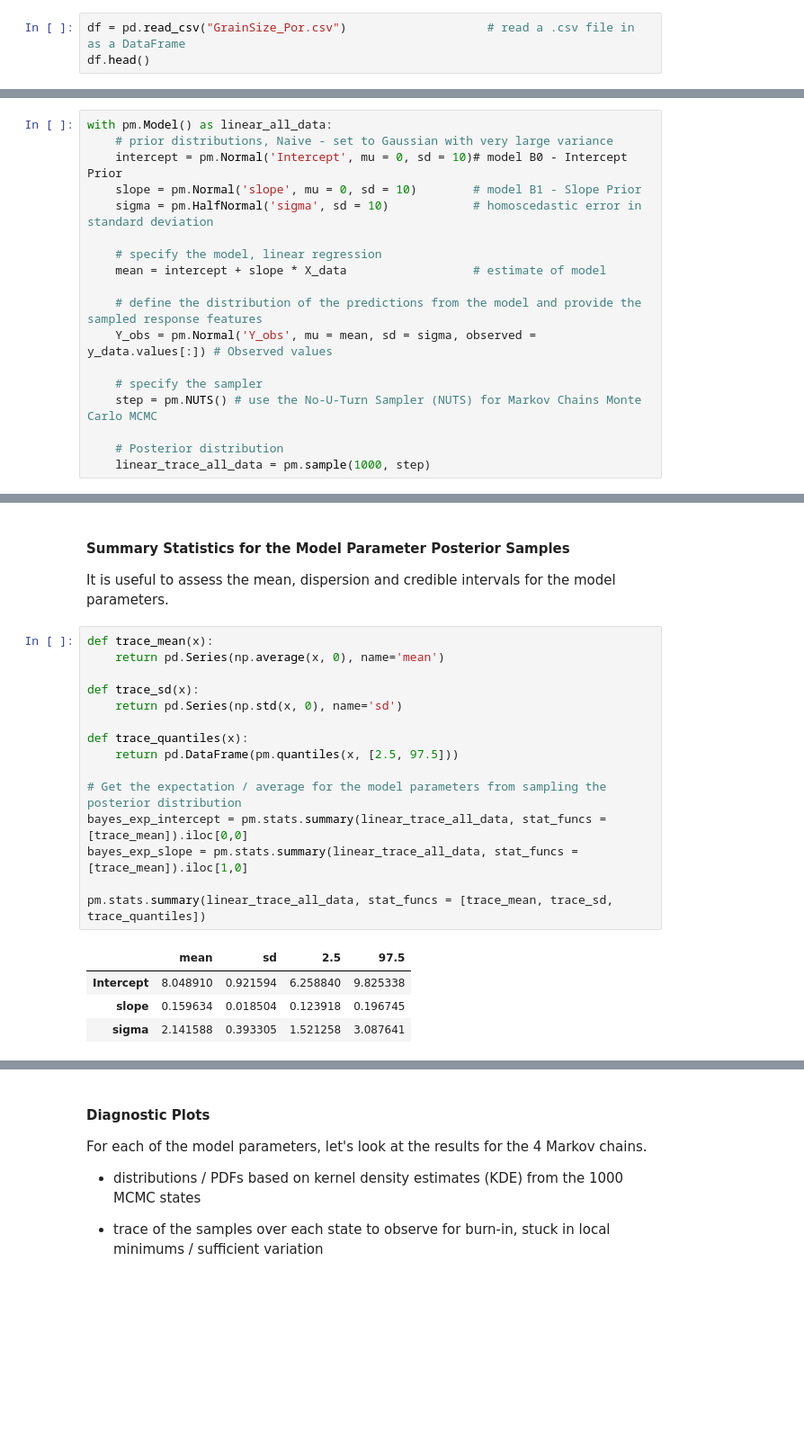
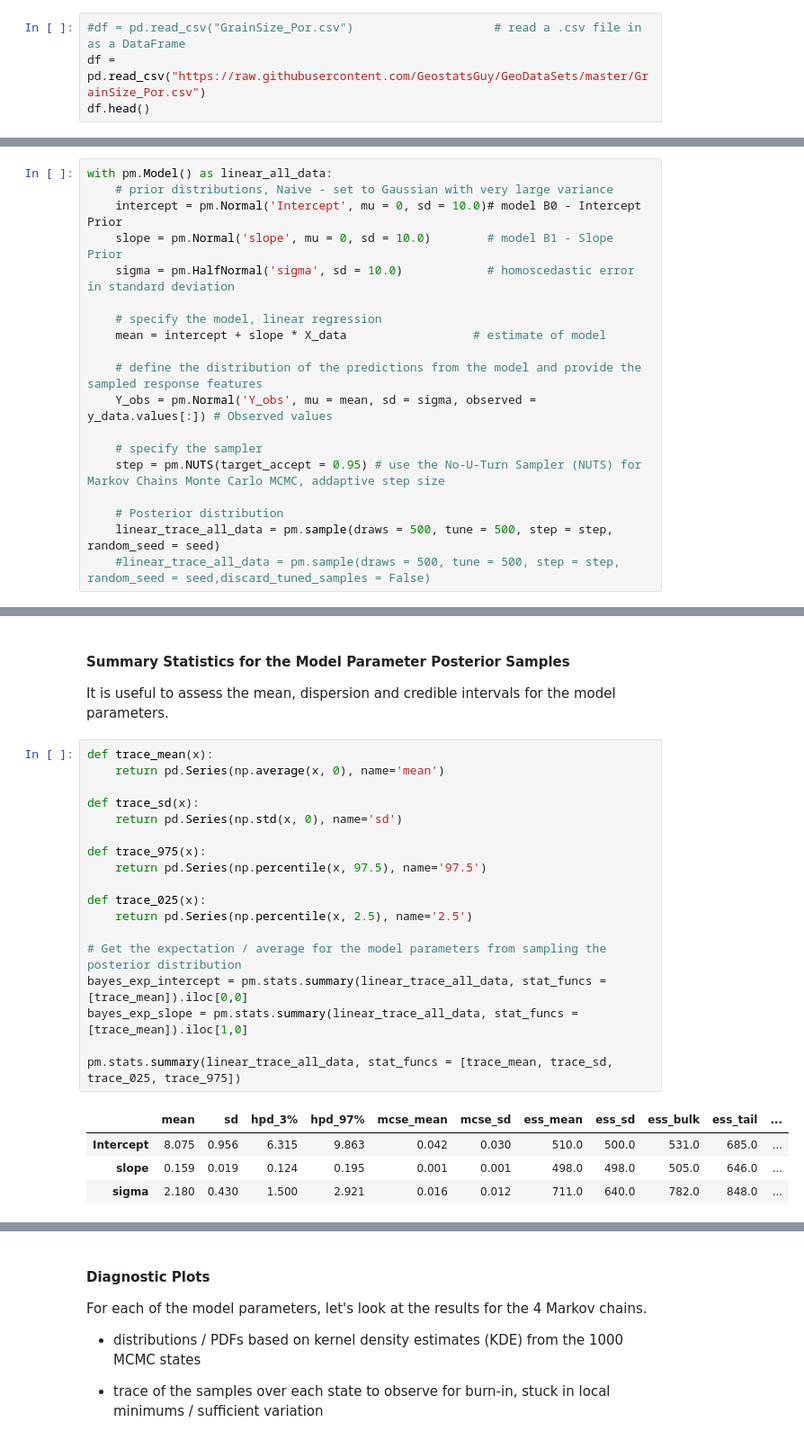
Before and after one commit to GeostatsGuy/PythonNumericalDemos, a Jupyter notebook: SubsurfaceDataAnalytics_BayesianRegression.ipynb, the cells around one changed output, grey strips where cells are left out. Shown at 90% size. Saved outputs shown, nothing was run; the diff lists cells and outputs as text; blank space fills up the shorter version.

```diff
--- a/SubsurfaceDataAnalytics_BayesianRegression.ipynb
+++ b/SubsurfaceDataAnalytics_BayesianRegression.ipynb
@@ -103,7 +100,8 @@ os.chdir("d:\PGE383")                                       # set the working di
 
 Let's load the provided dataset. 'GrainSize_por.csv' is available at https://github.com/GeostatsGuy/GeoDataSets. It is a comma delimited file with 20 grain size ($mm$) and porosity (as a percentage) measures from the subsurface. We load the data file with the pandas 'read_csv' function into a data frame we called 'df'.  We preview each with the head function from Pandas DataFrames.
 # %%
-df = pd.read_csv("GrainSize_Por.csv")                    # read a .csv file in as a DataFrame
+#df = pd.read_csv("GrainSize_Por.csv")                    # read a .csv file in as a DataFrame
+df = pd.read_csv("https://raw.githubusercontent.com/GeostatsGuy/GeoDataSets/master/GrainSize_Por.csv")
 df.head()
 # %% [output]
 |  | Grainsize | Porosity |
@@ -178,9 +179,9 @@ Note the default MCMC method in pymc3 is the Hamiltonian Monte Carlo (HMC).
 # %%
 with pm.Model() as linear_all_data:
     # prior distributions, Naive - set to Gaussian with very large variance
-    intercept = pm.Normal('Intercept', mu = 0, sd = 10)# model B0 - Intercept Prior
-    slope = pm.Normal('slope', mu = 0, sd = 10)        # model B1 - Slope Prior
-    sigma = pm.HalfNormal('sigma', sd = 10)            # homoscedastic error in standard deviation
+    intercept = pm.Normal('Intercept', mu = 0, sd = 10.0)# model B0 - Intercept Prior
+    slope = pm.Normal('slope', mu = 0, sd = 10.0)        # model B1 - Slope Prior
+    sigma = pm.HalfNormal('sigma', sd = 10.0)            # homoscedastic error in standard deviation
 
     # specify the model, linear regression
     mean = intercept + slope * X_data                  # estimate of model
@@ -189,10 +190,11 @@ with pm.Model() as linear_all_data:
     Y_obs = pm.Normal('Y_obs', mu = mean, sd = sigma, observed = y_data.values[:]) # Observed values
 
     # specify the sampler
-    step = pm.NUTS() # use the No-U-Turn Sampler (NUTS) for Markov Chains Monte Carlo MCMC
+    step = pm.NUTS(target_accept = 0.95) # use the No-U-Turn Sampler (NUTS) for Markov Chains Monte Carlo MCMC, addaptive step size
 
     # Posterior distribution
-    linear_trace_all_data = pm.sample(1000, step)
+    linear_trace_all_data = pm.sample(draws = 500, tune = 500, step = step, random_seed = seed)
+    #linear_trace_all_data = pm.sample(draws = 500, tune = 500, step = step, random_seed = seed,discard_tuned_samples = False)
 # %% [output]
 Multiprocess sampling (4 chains in 4 jobs)
 NUTS: [sigma, slope, Intercept]
@@ -205,20 +205,23 @@ It is useful to assess the mean, dispersion and credible intervals for the model
 # %%
 def trace_mean(x):
     return pd.Series(np.average(x, 0), name='mean')
 
 def trace_sd(x):
     return pd.Series(np.std(x, 0), name='sd')
 
-def trace_quantiles(x):
-    return pd.DataFrame(pm.quantiles(x, [2.5, 97.5]))
+def trace_975(x):
+    return pd.Series(np.percentile(x, 97.5), name='97.5')
+
+def trace_025(x):
+    return pd.Series(np.percentile(x, 2.5), name='2.5')
 
 # Get the expectation / average for the model parameters from sampling the posterior distribution
 bayes_exp_intercept = pm.stats.summary(linear_trace_all_data, stat_funcs = [trace_mean]).iloc[0,0]
 bayes_exp_slope = pm.stats.summary(linear_trace_all_data, stat_funcs = [trace_mean]).iloc[1,0]
 
-pm.stats.summary(linear_trace_all_data, stat_funcs = [trace_mean, trace_sd, trace_quantiles])
+pm.stats.summary(linear_trace_all_data, stat_funcs = [trace_mean, trace_sd, trace_025, trace_975])
 # %% [output]
-|  | mean | sd | 2.5 | 97.5 |
-| Intercept | 8.048910 | 0.921594 | 6.258840 | 9.825338 |
-| slope | 0.159634 | 0.018504 | 0.123918 | 0.196745 |
-| sigma | 2.141588 | 0.393305 | 1.521258 | 3.087641 |
+|  | mean | sd | hpd_3% | hpd_97% | mcse_mean | mcse_sd | ess_mean | ess_sd | ess_bulk | ess_tail | ... |
+| Intercept | 8.075 | 0.956 | 6.315 | 9.863 | 0.042 | 0.030 | 510.0 | 500.0 | 531.0 | 685.0 | ... |
+| slope | 0.159 | 0.019 | 0.124 | 0.195 | 0.001 | 0.001 | 498.0 | 498.0 | 505.0 | 646.0 | ... |
+| sigma | 2.180 | 0.430 | 1.500 | 2.921 | 0.016 | 0.012 | 711.0 | 640.0 | 782.0 | 848.0 | ... |
```
Also changed, not shown: parts of 10 cells of this notebook.
